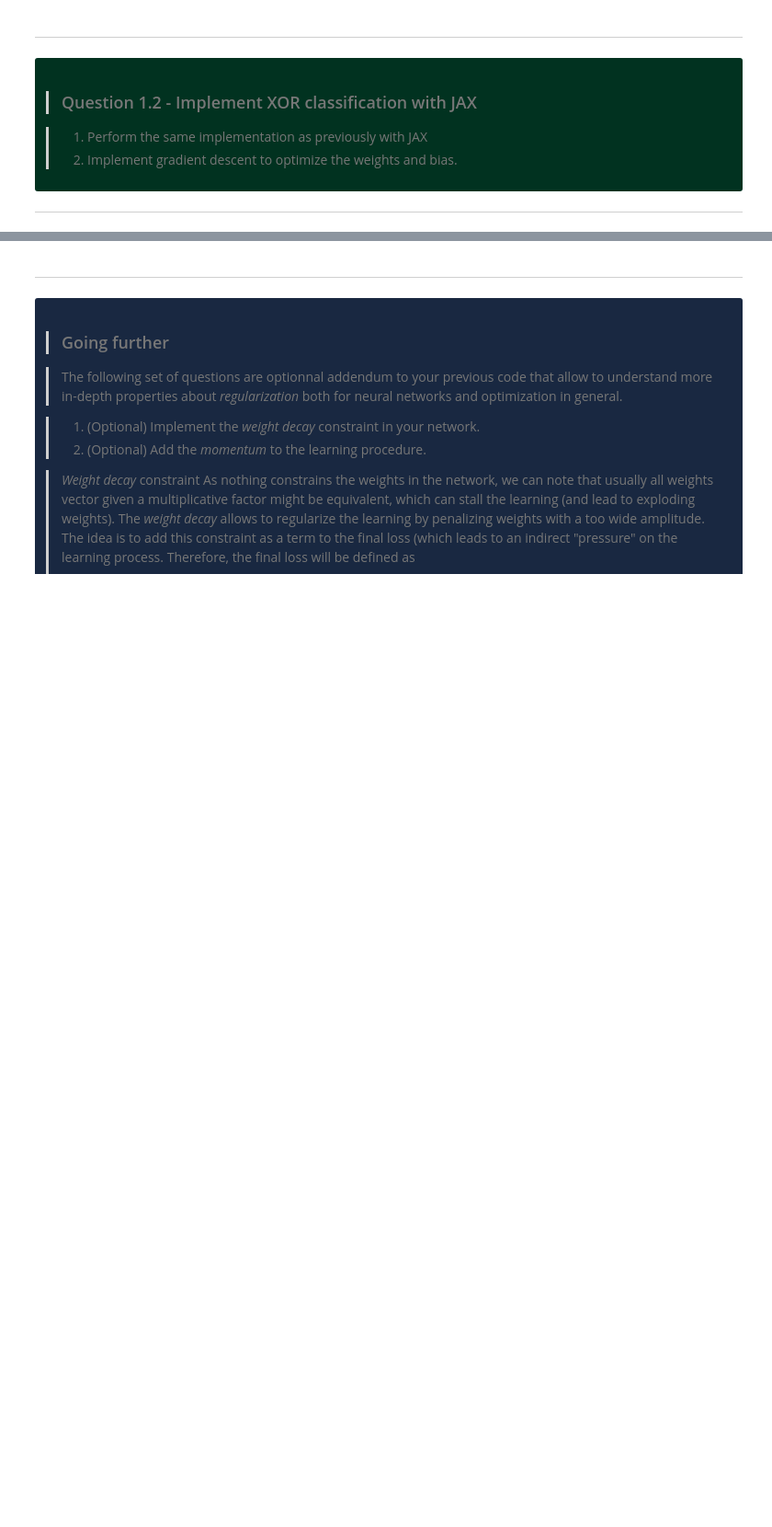
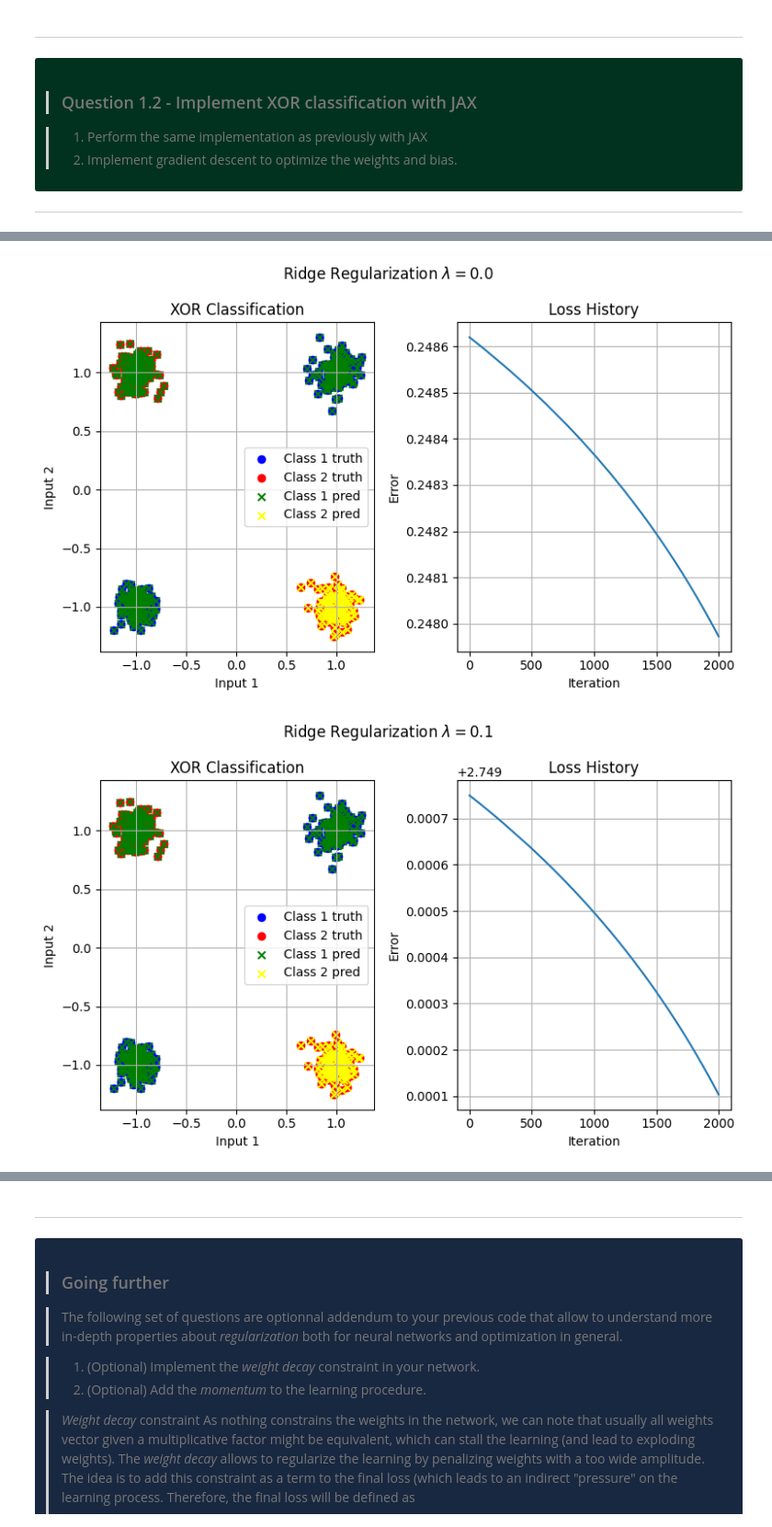
Before and after one commit to garamburor/creative_ml, a Jupyter notebook: 02_neural_networks.ipynb, the cells around one changed output, grey strips where cells are left out. Shown at 92% size. Drawn from its saved outputs; the diff is of its cells as text; code cells hidden in the pictures; blank space fills up the shorter version.

Commit message:
Added lasso and ridge regression for exercise 3

```diff
--- a/02_neural_networks.ipynb
+++ b/02_neural_networks.ipynb
@@ -320,8 +314,8 @@ for i in range(n_epochs):
     weights_history = weights_history.at[i + 1].set(weights[0])
     bias_history = bias_history.at[i + 1].set(bias[0])
 
-    if (verbose):
-        print('%2d. error = %f, weights = %f, %f, %f' % (i, np.sum(np.abs(error)) / n_observations, bias[0, 0], weights[0, 0], weights[0, 1]))
+    #if (verbose):
+        # print('%2d. error = %f, weights = %f, %f, %f' % (i, np.sum(np.abs(error)) / n_observations, bias[0, 0], weights[0, 0], weights[0, 1]))
 plot = center_plot(
     scatter_boundary(
         np.array(x_inputs),
@@ -675,0 +717,60 @@ Learned weights: [  1.4111562  -2.433179   -2.796134   -3.7996995  -3.5292692  -
+# %%
+# Add ridge regression
+lamb = [0., 0.1, 1., 10., 100.]
+
+def loss(w, x, y, l):
+    b = x.T @ y.T / (x.T @ x)
+    y1 = sigmoid(w[0] + x[:,0] * w[1] + x[:,1] * w[2])
+    y2 = sigmoid(w[3] + x[:,0] * w[4] + x[:,1] * w[5])
+    y3 = sigmoid(w[6] + y1 * w[7] + y2 * w[8])
+    return jnp.mean((y3 - y)**2) + l * jnp.sum(jnp.abs(b)**2)
+
+grad_fn = jit(grad(loss))
+
+n_iter = 2000
+eta = 0.05
+error = np.zeros((len(lamb), n_iter))
+y_pred = np.zeros((len(lamb), len(y_classes)))
+N = len(y_classes)
+for n in range(len(lamb)):
+    w = jnp.array([bias1[0,0], weights1[0,0], weights1[0,1], bias1[1,0], weights1[1,0], weights1[1,1], bias2[0,0], weights2[0,0], weights2[0,1]])
+    # b_1, w_11, w_12, b_2, w_21, w_22, bias_2, w_31, w_32
+    w = w + (random.normal(random.PRNGKey(23), w.shape) * 2.5)
+    for i in range(n_iter):
+        # Forward
+        y_pred[n,:] = forward(w, x_jax)
+        # Error
+        error[n,i] = loss(w, x_jax, y_classes, lamb[n])
+        if error[n,i] <= mse_limit:
+            i = n_iter
+        # Backward
+        w -= eta * grad_fn(w, x_jax, y_classes, lamb[n])
+
+y_pred = np.round(y_pred)
+loss_plot = np.where(~np.isfinite(error), None, error)
+for n in range(len(lamb)):
+    temp = y_pred[n,:]
+    plt.figure(figsize=(8,5))
+    plt.suptitle('Ridge Regularization $\lambda = ' + str(lamb[n]) + '$')
+    plt.subplot(1,2,1)
+    plt.title('XOR Classification')
+    plt.xlabel('Input 1')
+    plt.ylabel('Input 2')
+    plt.scatter(x_inputs[y_classes==0, 0], x_inputs[y_classes==0, 1], label='Class 1 truth', color='blue')
+    plt.scatter(x_inputs[y_classes==1, 0], x_inputs[y_classes==1, 1], label='Class 2 truth', color='red')
+    plt.scatter(x_inputs[temp==0, 0], x_inputs[temp==0, 1], label='Class 1 pred', color='green', marker='x')
+    plt.scatter(x_inputs[temp==1, 0], x_inputs[temp==1, 1], label='Class 2 pred', color='yellow', marker ='x')
+    plt.grid()
+    plt.legend()
+    plt.tight_layout()
+    plt.subplot(1,2,2)
+    plt.title('Loss History')
+    plt.xlabel('Iteration')
+    plt.ylabel('Error')
+    plt.plot(loss_plot[n,:])
+    plt.grid()
+    plt.tight_layout()
+    plt.show()
+# %% [output]
+[figure, added]
+[figure, added]
```
Also changed, not shown: parts of 11 cells of this notebook.
